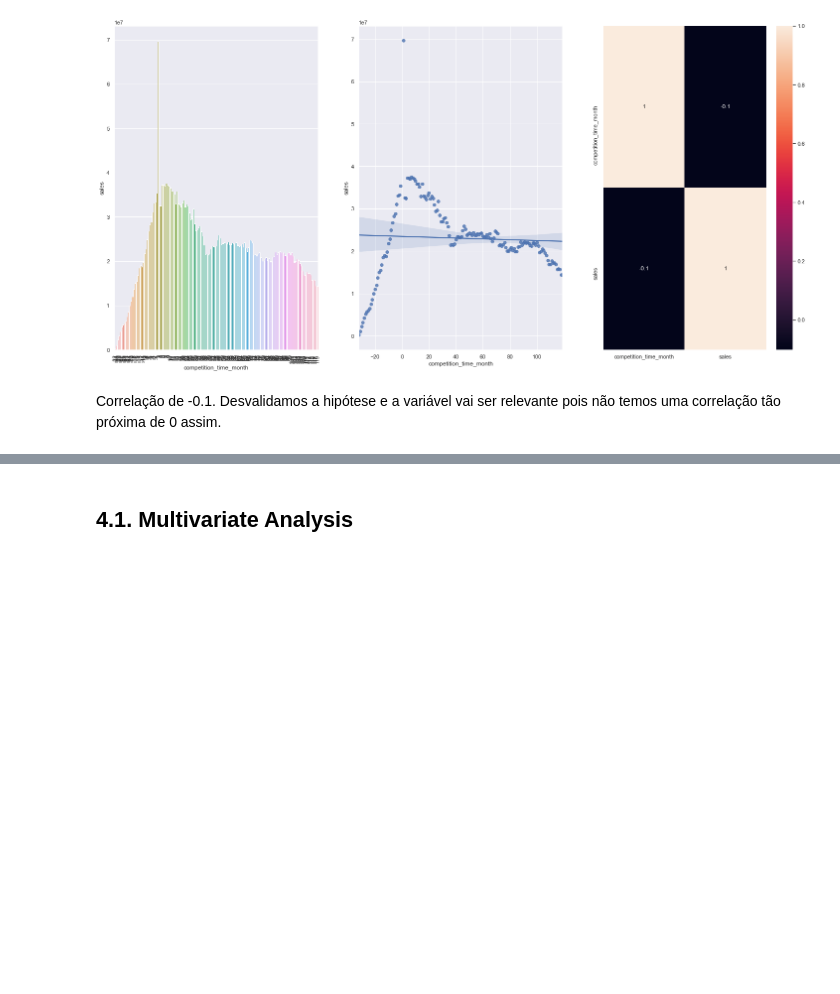
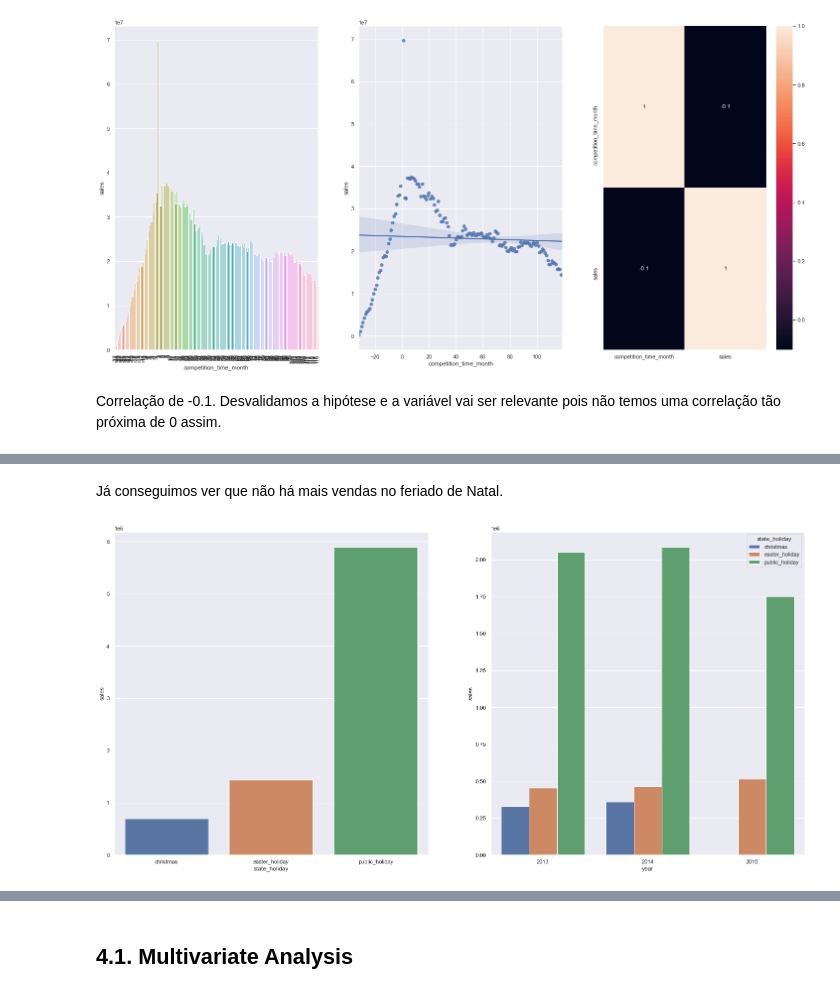
Before and after one commit to luana-afonso/DataScience-Em-Producao, a Jupyter notebook: m04_v01_store_sales_prediction.ipynb, the cells around one changed output, grey strips where cells are left out. Saved outputs shown, nothing was run; the diff lists cells and outputs as text; code cells hidden in the pictures; blank space fills up the shorter version.

```diff
--- a/m04_v01_store_sales_prediction.ipynb
+++ b/m04_v01_store_sales_prediction.ipynb
@@ -1244,0 +1263,16 @@ ax.legend( labels=['Tradicional & Extendida', 'Extendida']);
+# %% [markdown]
+Já conseguimos ver que não há mais vendas no feriado de Natal.
+# %%
+# Verificando se houve alguma mudança no tempo em relação às vendas no Natal
+
+plt.subplot( 1,2,1 )
+aux = df4[df4["state_holiday"] != "regular_day"]
+aux1 = aux[["state_holiday", "sales"]].groupby( "state_holiday" ).sum().reset_index()
+sns.barplot( x="state_holiday", y="sales", data=aux1);
+
+plt.subplot( 1,2,2 )
+aux2 = aux[["year", "state_holiday", "sales"]].groupby( ["year", "state_holiday"] ).sum().reset_index()
+sns.barplot( x="year", y="sales", hue="state_holiday", data=aux2);
+# hue: tipos de barras que quero no meu gráfico
+# %% [output]
+[figure, added]
```
Also changed, not shown: parts of 63 cells of this notebook.
